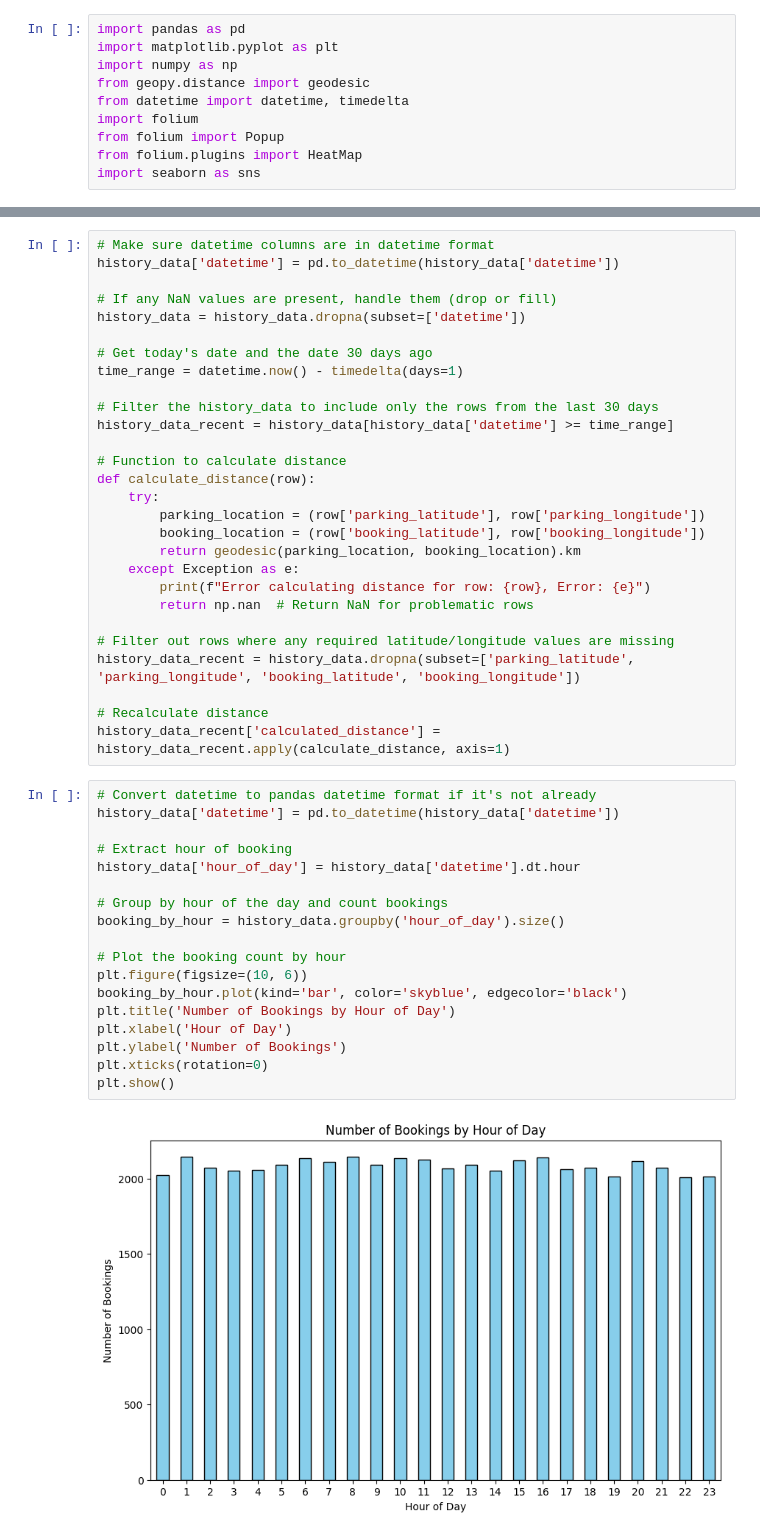
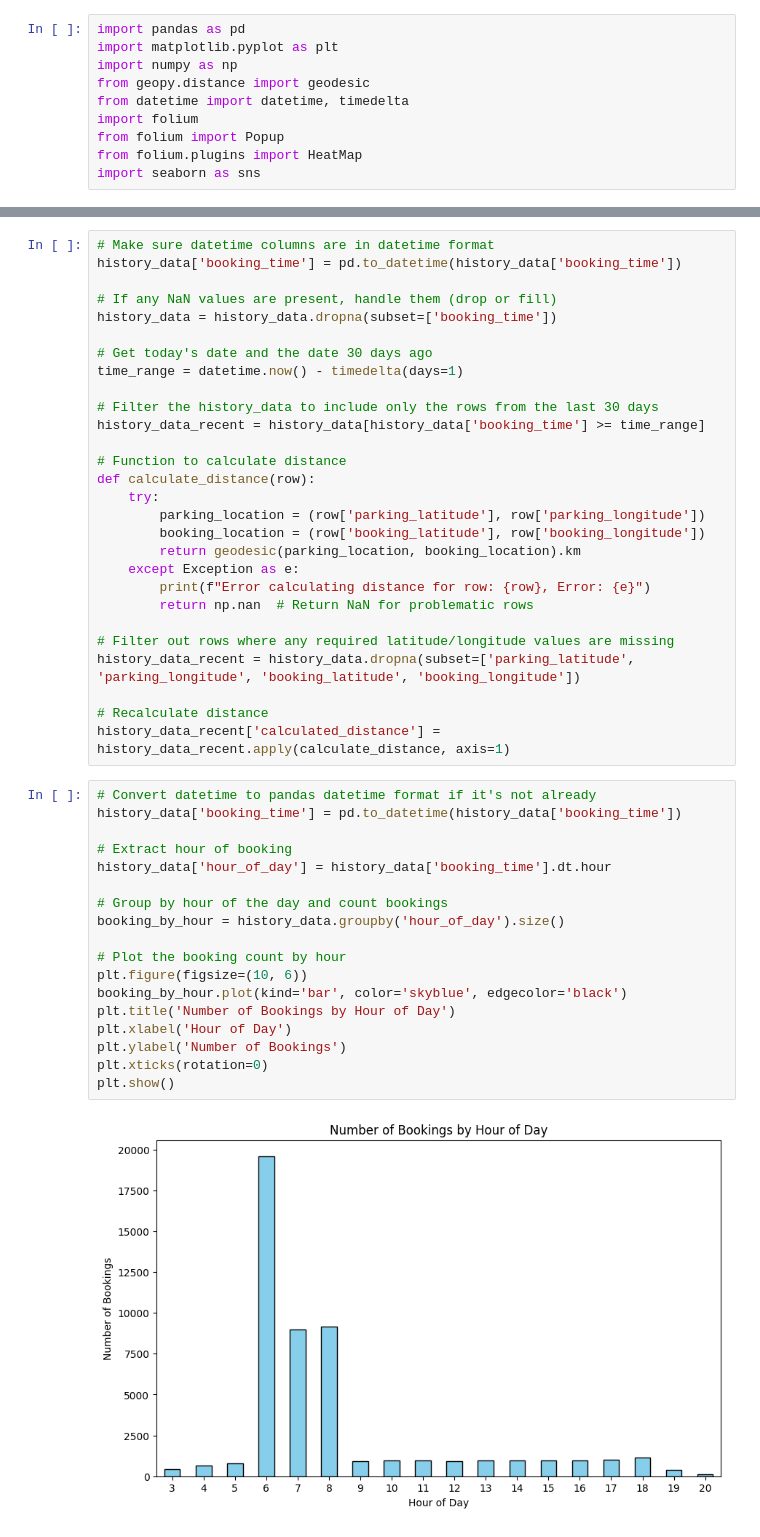
Before and after one commit to Vae2002/AML-WDB-Sem5, a Jupyter notebook: EDA_1.ipynb, the cells around one changed output, grey strips where cells are left out. Cells and saved outputs as stored; diff of their text form.

```diff
--- a/EDA_1.ipynb
+++ b/EDA_1.ipynb
@@ -257,15 +283,15 @@ print(landlord_parking_capacity.head())
 # %%
 # Make sure datetime columns are in datetime format
-history_data['datetime'] = pd.to_datetime(history_data['datetime'])
+history_data['booking_time'] = pd.to_datetime(history_data['booking_time'])
 
 # If any NaN values are present, handle them (drop or fill)
-history_data = history_data.dropna(subset=['datetime'])
+history_data = history_data.dropna(subset=['booking_time'])
 
 # Get today's date and the date 30 days ago
 time_range = datetime.now() - timedelta(days=1)
 
 # Filter the history_data to include only the rows from the last 30 days
-history_data_recent = history_data[history_data['datetime'] >= time_range]
+history_data_recent = history_data[history_data['booking_time'] >= time_range]
 
 # Function to calculate distance
 def calculate_distance(row):
@@ -284,23 +310,23 @@ history_data_recent = history_data.dropna(subset=['parking_latitude', 'parking_l
 history_data_recent['calculated_distance'] = history_data_recent.apply(calculate_distance, axis=1)
 # %%
 # Convert datetime to pandas datetime format if it's not already
-history_data['datetime'] = pd.to_datetime(history_data['datetime'])
+history_data['booking_time'] = pd.to_datetime(history_data['booking_time'])
 
 # Extract hour of booking
-history_data['hour_of_day'] = history_data['datetime'].dt.hour
+history_data['hour_of_day'] = history_data['booking_time'].dt.hour
 
 # Group by hour of the day and count bookings
 booking_by_hour = history_data.groupby('hour_of_day').size()
 
 # Plot the booking count by hour
 plt.figure(figsize=(10, 6))
 booking_by_hour.plot(kind='bar', color='skyblue', edgecolor='black')
 plt.title('Number of Bookings by Hour of Day')
 plt.xlabel('Hour of Day')
 plt.ylabel('Number of Bookings')
 plt.xticks(rotation=0)
 plt.show()
 # %% [output]
-[figure, old version]
+[figure, new version]
 # %%
 # Extract the day of the week from datetime (0 = Monday, 6 = Sunday)
```
Also changed, not shown: parts of 13 cells of this notebook.
